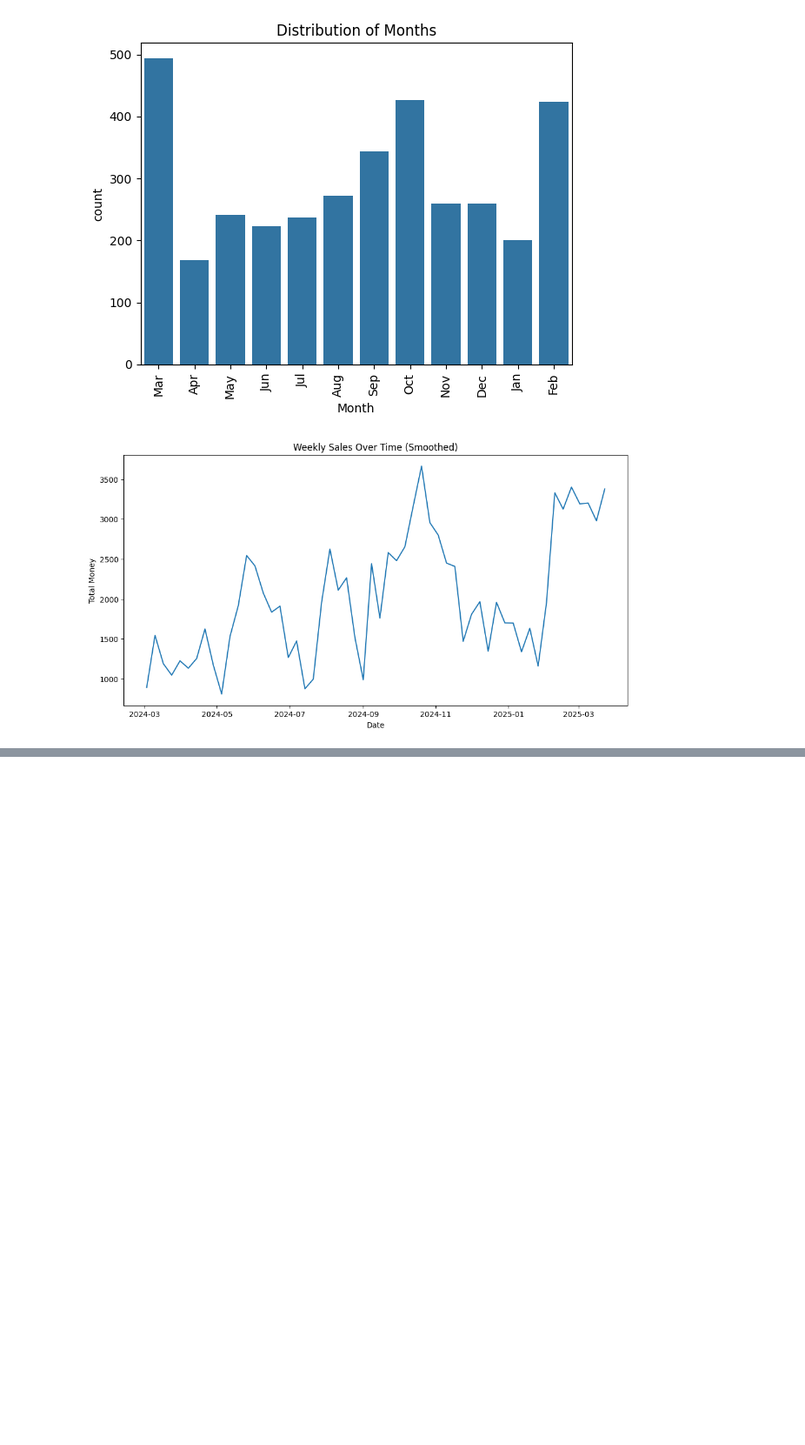
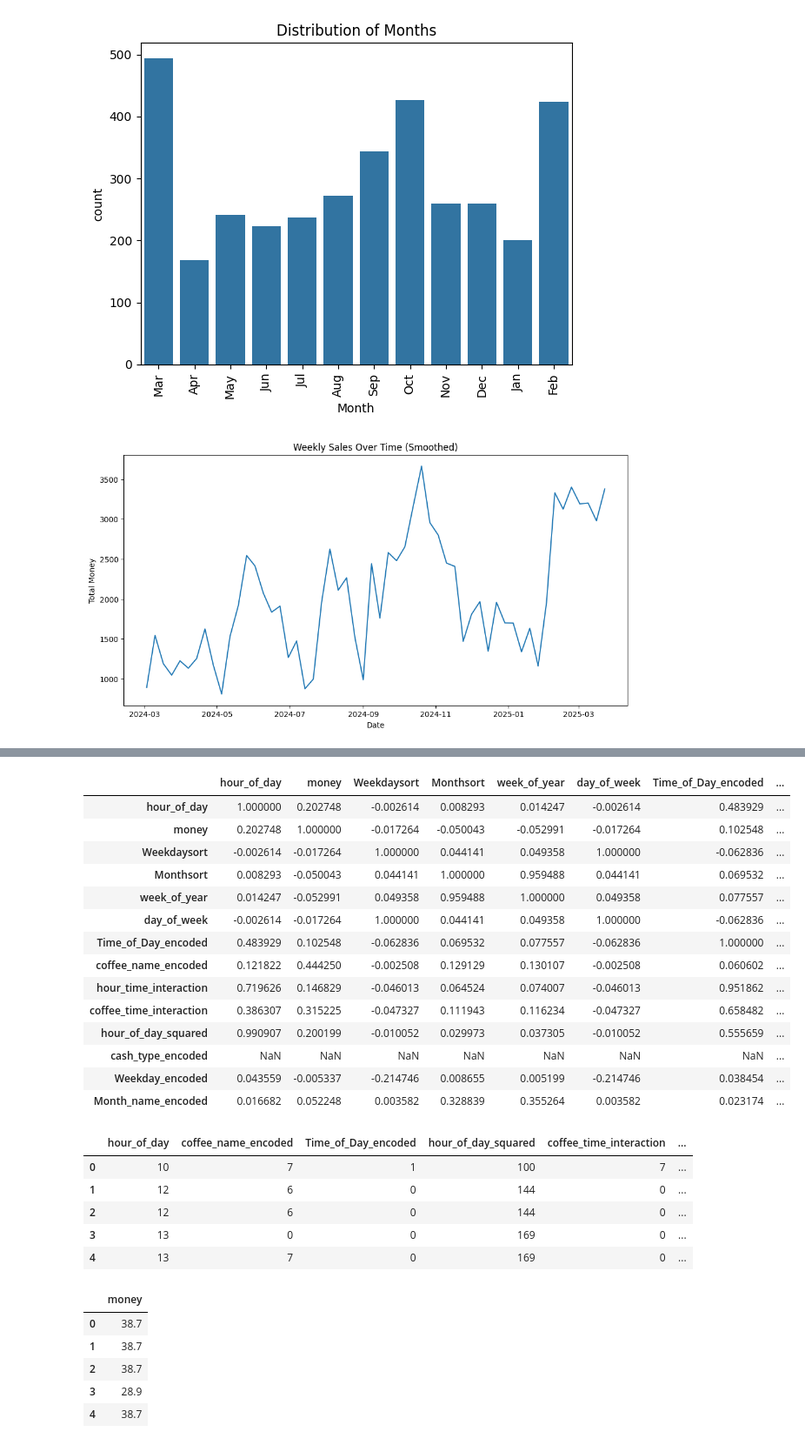
Before and after one commit to kxrrym03/Coffee-Sales, a Jupyter notebook: Coffee_Sales.ipynb, the cells around one changed output, grey strips where cells are left out. Shown: that part at 87% size. Cells and saved outputs as stored; diff of their text form; code cells hidden in the pictures; blank space fills up the shorter version.

```diff
--- a/Coffee_Sales.ipynb
+++ b/Coffee_Sales.ipynb
@@ -172,0 +307,18 @@ X_train, X_test, y_train, y_test = train_test_split(x, y, test_size=0.2, random_
+# %%
+# Extract week of the year and day of the week
+df['week_of_year'] = df['Date'].dt.isocalendar().week.astype(int)
+df['day_of_week'] = df['Date'].dt.dayofweek
+
+# Map Time_of_Day and coffee_name to numeric using the encoding_mappings dictionary
+df['Time_of_Day_encoded'] = df['Time_of_Day'].map(encoding_mappings['Time_of_Day'])
+df['coffee_name_encoded'] = df['coffee_name'].map(encoding_mappings['coffee_name'])
+
+# Create interaction features
+df['hour_time_interaction'] = df['hour_of_day'] * df['Time_of_Day_encoded']
+df['coffee_time_interaction'] = df['coffee_name_encoded'] * df['Time_of_Day_encoded']
+
+# Create a polynomial feature
+df['hour_of_day_squared'] = df['hour_of_day']**2
+
+# Display the first few rows of the updated DataFrame
+display(df.head())
@@ -172,0 +469,62 @@ X_train, X_test, y_train, y_test = train_test_split(x, y, test_size=0.2, random_
+# %%
+# Drop non-numeric columns before calculating correlation
+df_numeric = df.drop(['cash_type', 'coffee_name', 'Time_of_Day', 'Weekday', 'Month_name', 'Date', 'Time'], axis=1)
+
+# Calculate the correlation matrix for the updated DataFrame
+correlation_matrix = df_numeric.corr()
+
+# Display the correlation matrix to analyze
+display(correlation_matrix)
+
+# Analyze the correlation matrix and select features
+# Based on the analysis of the previous correlation matrix and the newly generated one,
+# we will select features with higher correlation with 'money'.
+selected_features = [
+    'hour_of_day',
+    'coffee_name_encoded',
+    'Time_of_Day_encoded',
+    'hour_of_day_squared',
+    'coffee_time_interaction',
+    'week_of_year',
+    'day_of_week',
+    'Weekdaysort',
+    'Monthsort'
+]
+
+# Create new DataFrames with the selected features and the target variable
+x = df[selected_features]
+y = df['money']
+
+# Display the head of the new feature DataFrame
+display(x.head())
+
+# Display the head of the target variable Series
+display(y.head())
+# %% [output]
+|  | hour_of_day | money | Weekdaysort | Monthsort | week_of_year | day_of_week | Time_of_Day_encoded | ... |
+| hour_of_day | 1.000000 | 0.202748 | -0.002614 | 0.008293 | 0.014247 | -0.002614 | 0.483929 | ... |
+| money | 0.202748 | 1.000000 | -0.017264 | -0.050043 | -0.052991 | -0.017264 | 0.102548 | ... |
+| Weekdaysort | -0.002614 | -0.017264 | 1.000000 | 0.044141 | 0.049358 | 1.000000 | -0.062836 | ... |
+| Monthsort | 0.008293 | -0.050043 | 0.044141 | 1.000000 | 0.959488 | 0.044141 | 0.069532 | ... |
+| week_of_year | 0.014247 | -0.052991 | 0.049358 | 0.959488 | 1.000000 | 0.049358 | 0.077557 | ... |
+| day_of_week | -0.002614 | -0.017264 | 1.000000 | 0.044141 | 0.049358 | 1.000000 | -0.062836 | ... |
+| Time_of_Day_encoded | 0.483929 | 0.102548 | -0.062836 | 0.069532 | 0.077557 | -0.062836 | 1.000000 | ... |
+| coffee_name_encoded | 0.121822 | 0.444250 | -0.002508 | 0.129129 | 0.130107 | -0.002508 | 0.060602 | ... |
+| hour_time_interaction | 0.719626 | 0.146829 | -0.046013 | 0.064524 | 0.074007 | -0.046013 | 0.951862 | ... |
+| coffee_time_interaction | 0.386307 | 0.315225 | -0.047327 | 0.111943 | 0.116234 | -0.047327 | 0.658482 | ... |
+| hour_of_day_squared | 0.990907 | 0.200199 | -0.010052 | 0.029973 | 0.037305 | -0.010052 | 0.555659 | ... |
+| cash_type_encoded | NaN | NaN | NaN | NaN | NaN | NaN | NaN | ... |
+| Weekday_encoded | 0.043559 | -0.005337 | -0.214746 | 0.008655 | 0.005199 | -0.214746 | 0.038454 | ... |
+| Month_name_encoded | 0.016682 | 0.052248 | 0.003582 | 0.328839 | 0.355264 | 0.003582 | 0.023174 | ... |
+|  | hour_of_day | coffee_name_encoded | Time_of_Day_encoded | hour_of_day_squared | coffee_time_interaction | ... |
+| 0 | 10 | 7 | 1 | 100 | 7 | ... |
+| 1 | 12 | 6 | 0 | 144 | 0 | ... |
+| 2 | 12 | 6 | 0 | 144 | 0 | ... |
+| 3 | 13 | 0 | 0 | 169 | 0 | ... |
+| 4 | 13 | 7 | 0 | 169 | 0 | ... |
+|  | money |
+| 0 | 38.7 |
+| 1 | 38.7 |
+| 2 | 38.7 |
+| 3 | 28.9 |
+| 4 | 38.7 |
```
Also changed, not shown: parts of 45 cells of this notebook.
